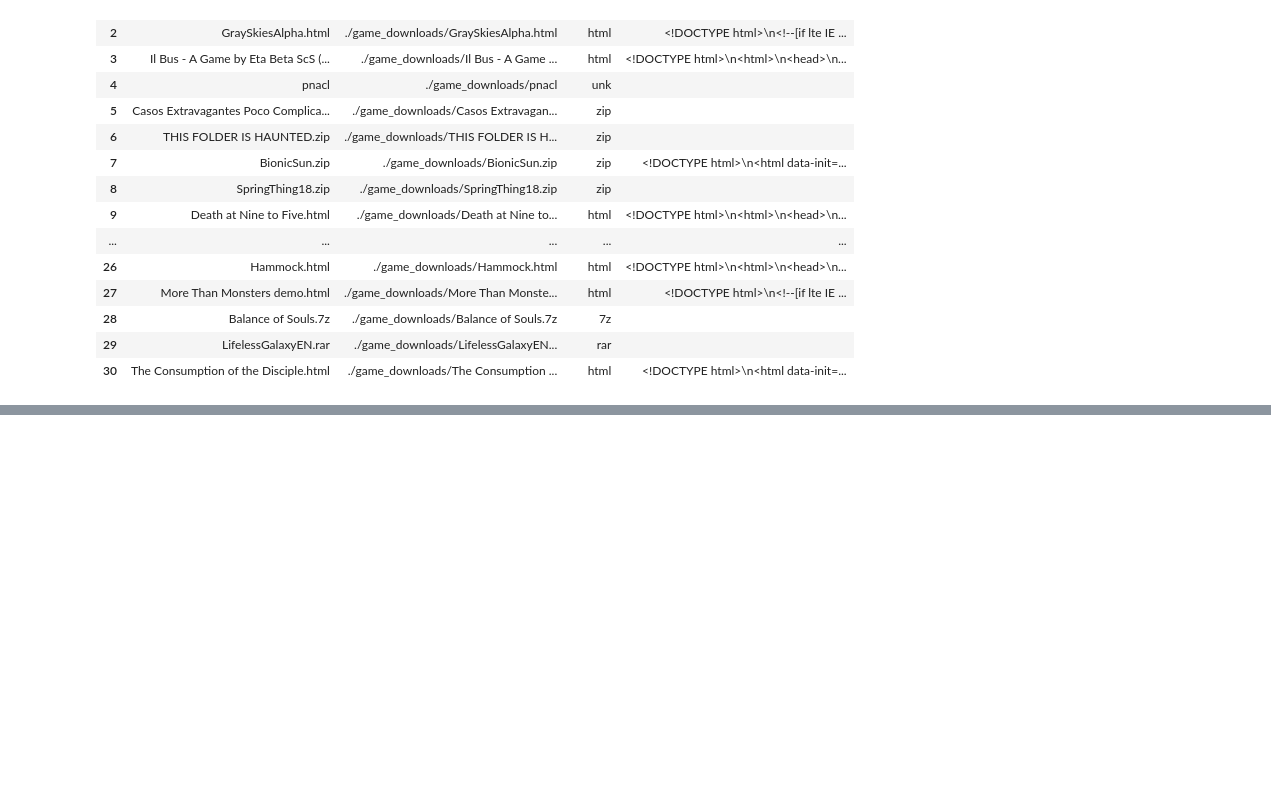
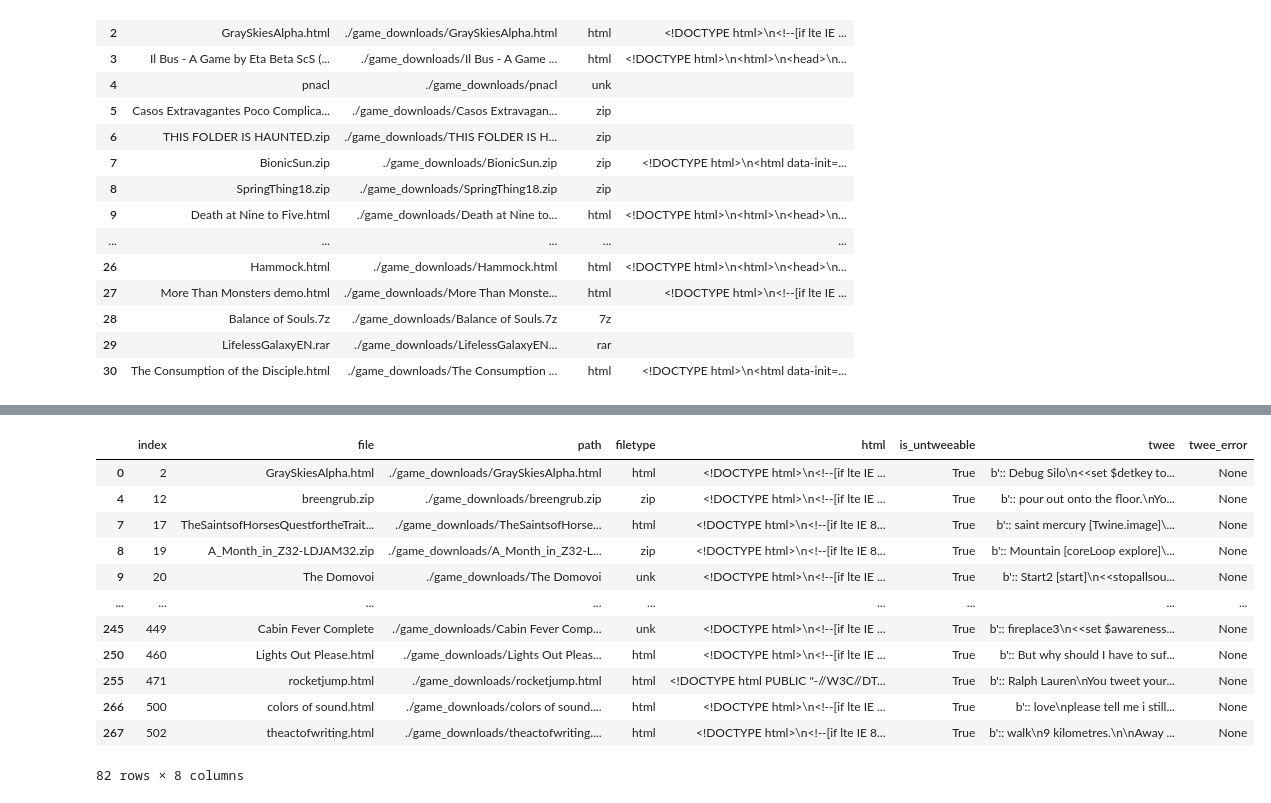
Before and after one commit to alex-calderwood/spindle, a Jupyter notebook: data_exploration.ipynb, the cells around one changed output, grey strips where cells are left out. Cells and saved outputs as stored; diff of their text form; code cells hidden in the pictures; blank space fills up the shorter version.

```diff
--- a/data_exploration.ipynb
+++ b/data_exploration.ipynb
@@ -115,0 +158,16 @@ twine.head(20)
+# %%
+tweeable_twine
+# %% [output]
+|  | index | file | path | filetype | html | is_untweeable | twee | twee_error |
+| 0 | 2 | GraySkiesAlpha.html | ./game_downloads/GraySkiesAlpha.html | html | ﻿<!DOCTYPE html>\n<!--[if lte IE ... | True | b':: Debug Silo\n<<set $detkey to... | None |
+| 4 | 12 | breengrub.zip | ./game_downloads/breengrub.zip | zip | ﻿<!DOCTYPE html>\n<!--[if lte IE ... | True | b':: pour out onto the floor.\nYo... | None |
+| 7 | 17 | TheSaintsofHorsesQuestfortheTrait... | ./game_downloads/TheSaintsofHorse... | html | <!DOCTYPE html>\n<!--[if lte IE 8... | True | b':: saint mercury [Twine.image]\... | None |
+| 8 | 19 | A_Month_in_Z32-LDJAM32.zip | ./game_downloads/A_Month_in_Z32-L... | zip | <!DOCTYPE html>\n<!--[if lte IE 8... | True | b':: Mountain [coreLoop explore]\... | None |
+| 9 | 20 | The Domovoi | ./game_downloads/The Domovoi | unk | ﻿<!DOCTYPE html>\n<!--[if lte IE ... | True | b':: Start2 [start]\n<<stopallsou... | None |
+| ... | ... | ... | ... | ... | ... | ... | ... | ... |
+| 245 | 449 | Cabin Fever Complete | ./game_downloads/Cabin Fever Comp... | unk | ﻿<!DOCTYPE html>\n<!--[if lte IE ... | True | b':: fireplace3\n<<set $awareness... | None |
+| 250 | 460 | Lights Out Please.html | ./game_downloads/Lights Out Pleas... | html | ﻿<!DOCTYPE html>\n<!--[if lte IE ... | True | b':: But why should I have to suf... | None |
+| 255 | 471 | rocketjump.html | ./game_downloads/rocketjump.html | html | <!DOCTYPE html PUBLIC "-//W3C//DT... | True | b':: Ralph Lauren\nYou tweet your... | None |
+| 266 | 500 | colors of sound.html | ./game_downloads/colors of sound.... | html | ﻿<!DOCTYPE html>\n<!--[if lte IE ... | True | b':: love\nplease tell me i still... | None |
+| 267 | 502 | theactofwriting.html | ./game_downloads/theactofwriting.... | html | <!DOCTYPE html>\n<!--[if lte IE 8... | True | b':: walk\n9 kilometres.\n\nAway ... | None |
+82 rows × 8 columns
```
Also changed, not shown: parts of 19 cells of this notebook, 3 other files.
